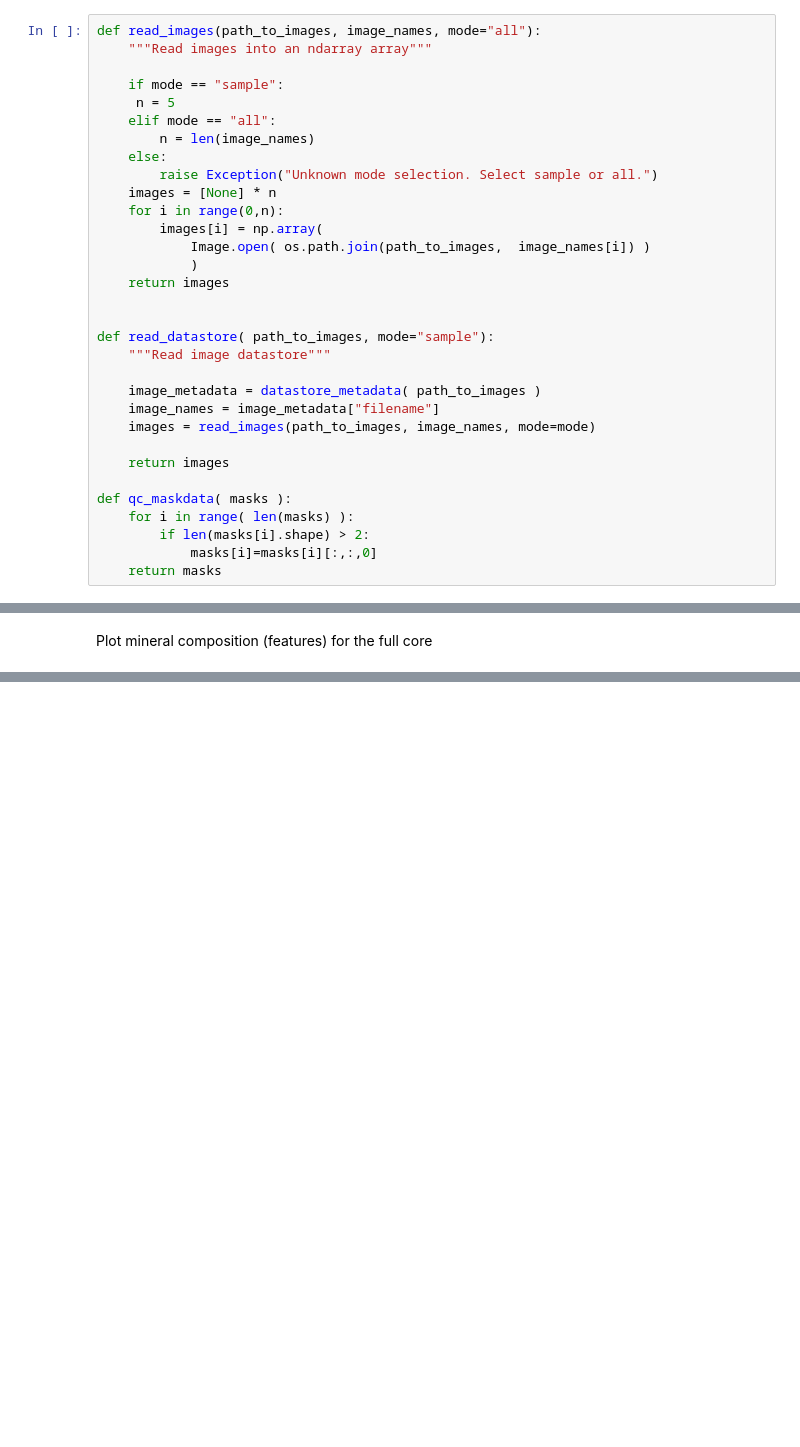
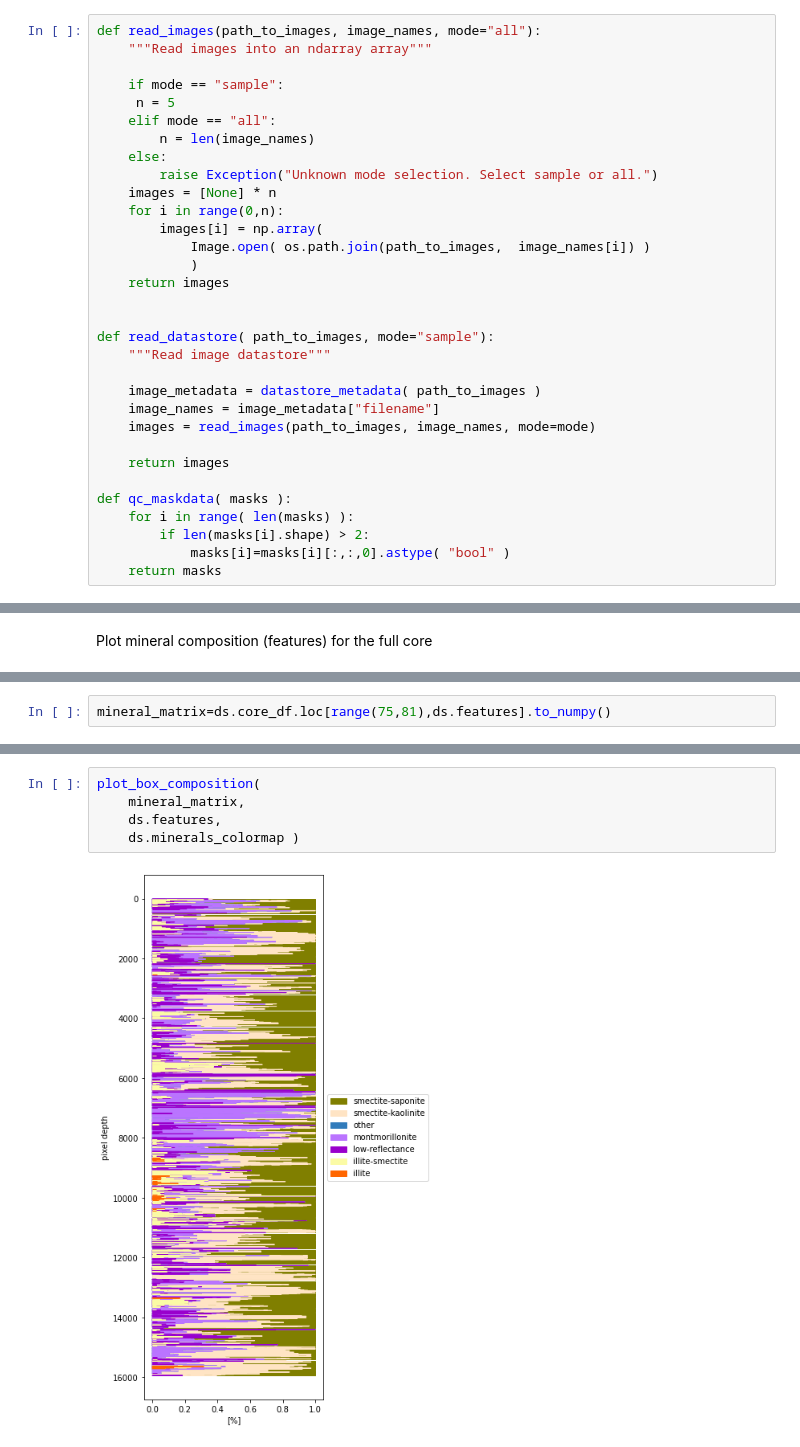
Before and after one commit to nchowes/digital-core, a Jupyter notebook: sandbox/nch/pHyperspecDatastore.ipynb, the cells around one changed output, grey strips where cells are left out. Saved outputs shown, nothing was run; the diff lists cells and outputs as text; blank space fills up the shorter version.

```diff
--- a/sandbox/nch/pHyperspecDatastore.ipynb
+++ b/sandbox/nch/pHyperspecDatastore.ipynb
@@ -82,7 +87,7 @@ def read_datastore( path_to_images, mode="sample"):
 def qc_maskdata( masks ):
     for i in range( len(masks) ):
         if len(masks[i].shape) > 2:
-            masks[i]=masks[i][:,:,0]
+            masks[i]=masks[i][:,:,0].astype( "bool" )
     return masks
 # %% [markdown]
 #### Mineral map calcs
@@ -579,0 +703,2 @@ ax = ds.plot_core_features(minimap=True)
+# %%
+mineral_matrix=ds.core_df.loc[range(75,81),ds.features].to_numpy()
@@ -579,0 +711,7 @@ ax = ds.plot_core_features(minimap=True)
+# %%
+plot_box_composition(
+    mineral_matrix,
+    ds.features,
+    ds.minerals_colormap )
+# %% [output]
+[figure, added]
```
Also changed, not shown: parts of 26 cells of this notebook.
